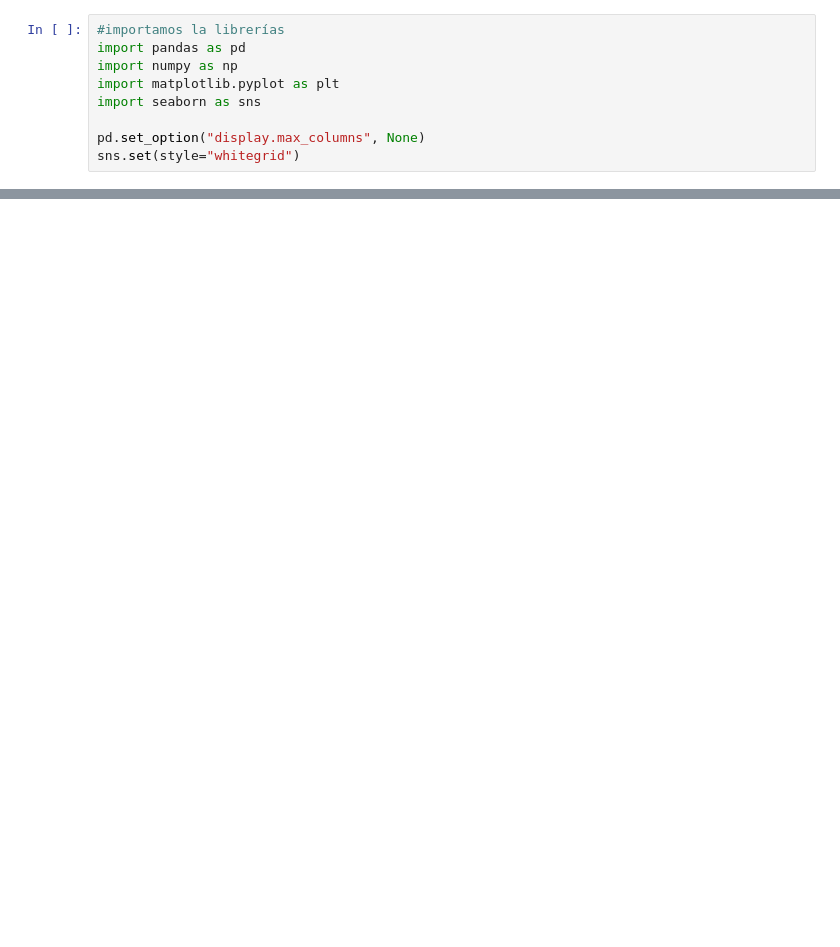
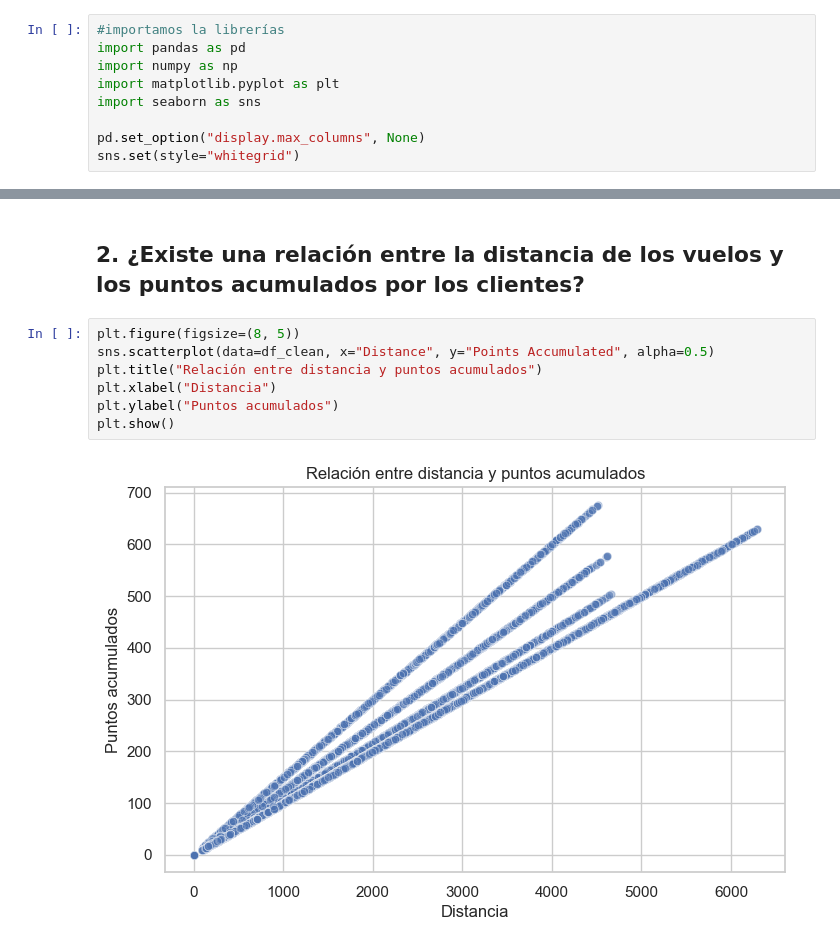
Before and after one commit to Adalab/bda-modulo-3-evaluacion-final-martalm67, a Jupyter notebook: notebooks/ejercicio-evaluación.ipynb, the cells around one changed output, grey strips where cells are left out. Saved outputs shown, nothing was run; the diff lists cells and outputs as text; blank space fills up the shorter version.

```diff
--- a/notebooks/ejercicio-evaluación.ipynb
+++ b/notebooks/ejercicio-evaluación.ipynb
@@ -15,0 +687,11 @@ FileNotFoundError: [Errno 2] No such file or directory: '../data/customer_flight
+# %% [markdown]
+## 2. ¿Existe una relación entre la distancia de los vuelos y los puntos acumulados por los clientes?
+# %%
+plt.figure(figsize=(8, 5))
+sns.scatterplot(data=df_clean, x="Distance", y="Points Accumulated", alpha=0.5)
+plt.title("Relación entre distancia y puntos acumulados")
+plt.xlabel("Distancia")
+plt.ylabel("Puntos acumulados")
+plt.show()
+# %% [output]
+[figure, added]
```
Also changed, not shown: parts of 88 cells of this notebook, 1 other file.
